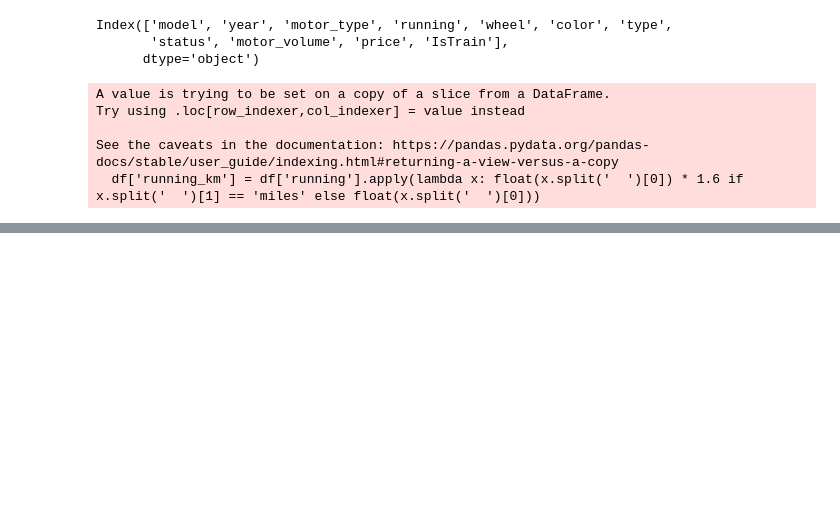
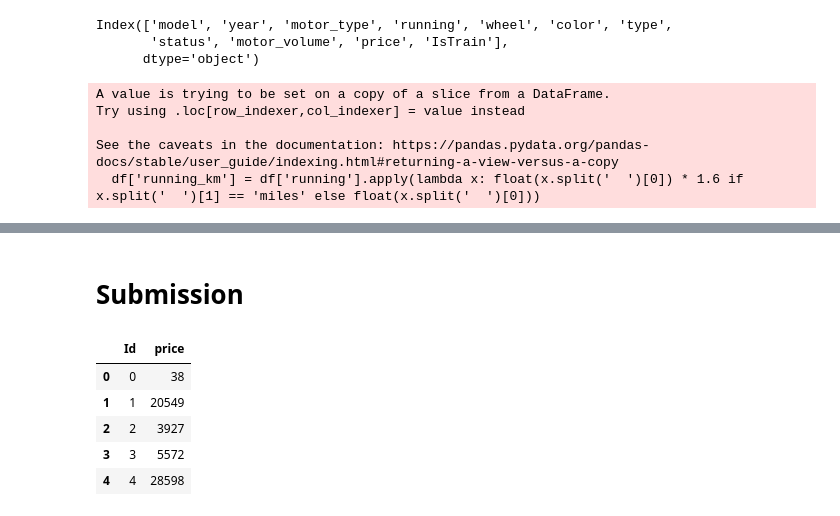
Before and after one commit to pladee42/car-price-prediction, a Jupyter notebook: car-price.ipynb, the cells around one changed output, grey strips where cells are left out. Saved outputs shown, nothing was run; the diff lists cells and outputs as text; code cells hidden in the pictures; blank space fills up the shorter version.

Commit message:
submission

```diff
--- a/car-price.ipynb
+++ b/car-price.ipynb
@@ -410,0 +640,12 @@ Root Mean Squared Error (RMSE): 2472.4644
+# %% [markdown]
+# Submission
+# %%
+sample_submission = pd.read_csv('/kaggle/input/car-price-prediction-x/sample_submission.csv')
+sample_submission.head()
+# %% [output]
+|  | Id | price |
+| 0 | 0 | 38 |
+| 1 | 1 | 20549 |
+| 2 | 2 | 3927 |
+| 3 | 3 | 5572 |
+| 4 | 4 | 28598 |
```
Also changed, not shown: parts of 25 cells of this notebook.
